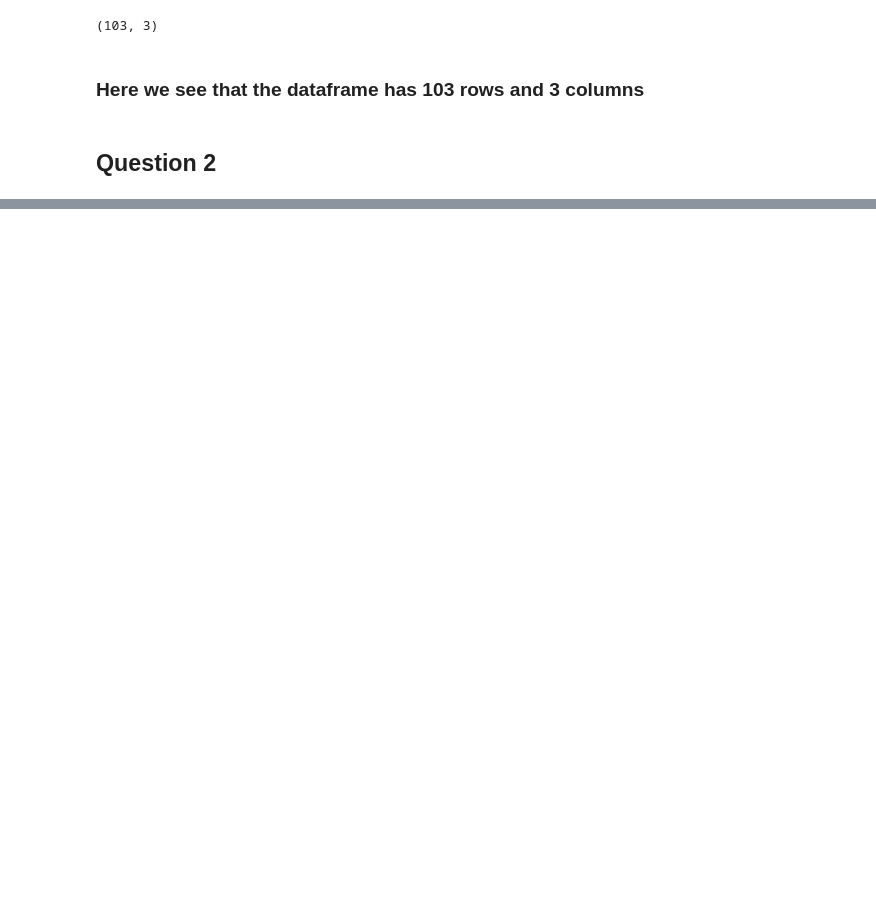
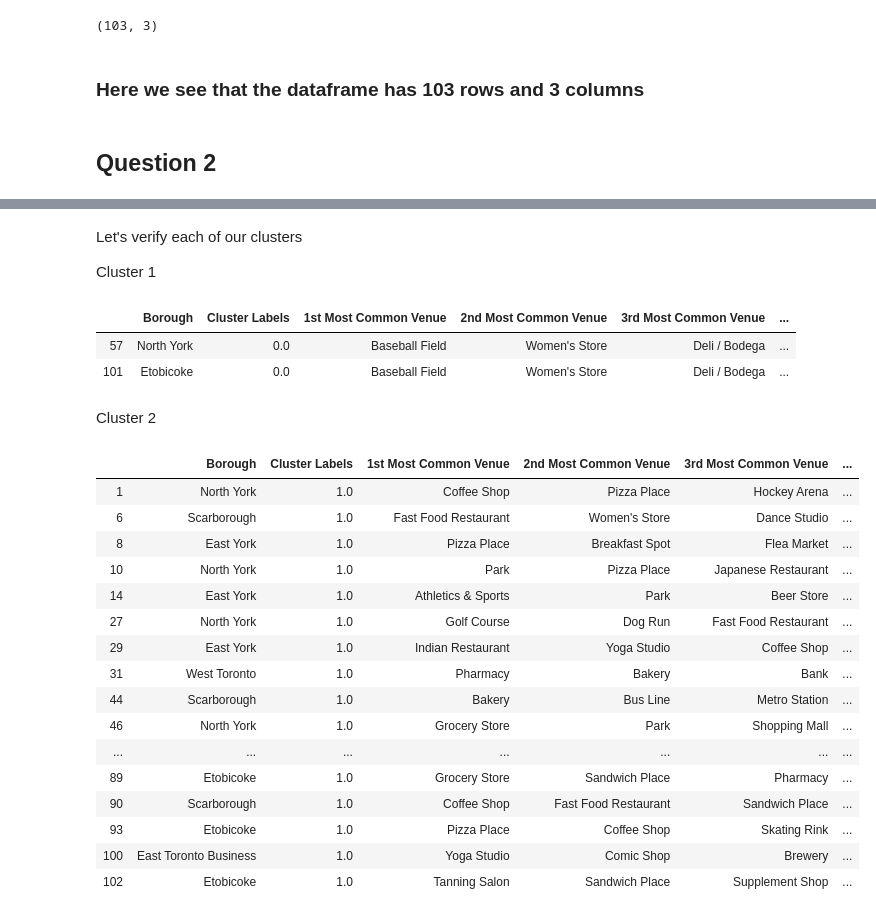
Before and after one commit to bhargav1000/Coursera_Capstone, a Jupyter notebook: Capstone3.ipynb, the cells around one changed output, grey strips where cells are left out. Saved outputs shown, nothing was run; the diff lists cells and outputs as text; code cells hidden in the pictures; blank space fills up the shorter version.

```diff
--- a/Capstone3.ipynb
+++ b/Capstone3.ipynb
@@ -102,0 +442,9 @@ df.shape
+# %%
+# set number of clusters
+k_num_clusters = 5
+
+toronto_grouped_clustering = toronto_grouped.drop('Neighborhood', 1)
+
+# run k-means clustering
+kmeans = KMeans(n_clusters=k_num_clusters, random_state=0).fit(toronto_grouped_clustering)
+kmeans
@@ -102,0 +467,2 @@ df.shape
+# %%
+neighborhoods_venues_sorted.insert(0, 'Cluster Labels', kmeans.labels_)
@@ -102,0 +471,6 @@ df.shape
+# %%
+toronto_merged = combined_data
+
+toronto_merged = toronto_merged.join(neighborhoods_venues_sorted.set_index('Neighborhood'), on='Neighborhood')
+
+toronto_merged.head()
@@ -102,0 +486,2 @@ df.shape
+# %%
+toronto_merged_nonan = toronto_merged.dropna(subset=['Cluster Labels'])
@@ -102,0 +518,32 @@ df.shape
+# %% [markdown]
+Let's verify each of our clusters
+
+Cluster 1
+# %%
+toronto_merged_nonan.loc[toronto_merged_nonan['Cluster Labels'] == 0, toronto_merged_nonan.columns[[1] + list(range(5, toronto_merged_nonan.shape[1]))]]
+# %% [output]
+|  | Borough | Cluster Labels | 1st Most Common Venue | 2nd Most Common Venue | 3rd Most Common Venue | ... |
+| 57 | North York | 0.0 | Baseball Field | Women's Store | Deli / Bodega | ... |
+| 101 | Etobicoke | 0.0 | Baseball Field | Women's Store | Deli / Bodega | ... |
+# %% [markdown]
+Cluster 2
+# %%
+toronto_merged_nonan.loc[toronto_merged_nonan['Cluster Labels'] == 1, toronto_merged_nonan.columns[[1] + list(range(5, toronto_merged_nonan.shape[1]))]]
+# %% [output]
+|  | Borough | Cluster Labels | 1st Most Common Venue | 2nd Most Common Venue | 3rd Most Common Venue | ... |
+| 1 | North York | 1.0 | Coffee Shop | Pizza Place | Hockey Arena | ... |
+| 6 | Scarborough | 1.0 | Fast Food Restaurant | Women's Store | Dance Studio | ... |
+| 8 | East York | 1.0 | Pizza Place | Breakfast Spot | Flea Market | ... |
+| 10 | North York | 1.0 | Park | Pizza Place | Japanese Restaurant | ... |
+| 14 | East York | 1.0 | Athletics & Sports | Park | Beer Store | ... |
+| 27 | North York | 1.0 | Golf Course | Dog Run | Fast Food Restaurant | ... |
+| 29 | East York | 1.0 | Indian Restaurant | Yoga Studio | Coffee Shop | ... |
+| 31 | West Toronto | 1.0 | Pharmacy | Bakery | Bank | ... |
+| 44 | Scarborough | 1.0 | Bakery | Bus Line | Metro Station | ... |
+| 46 | North York | 1.0 | Grocery Store | Park | Shopping Mall | ... |
+| ... | ... | ... | ... | ... | ... | ... |
+| 89 | Etobicoke | 1.0 | Grocery Store | Sandwich Place | Pharmacy | ... |
+| 90 | Scarborough | 1.0 | Coffee Shop | Fast Food Restaurant | Sandwich Place | ... |
+| 93 | Etobicoke | 1.0 | Pizza Place | Coffee Shop | Skating Rink | ... |
+| 100 | East Toronto Business | 1.0 | Yoga Studio | Comic Shop | Brewery | ... |
+| 102 | Etobicoke | 1.0 | Tanning Salon | Sandwich Place | Supplement Shop | ... |
```
Also changed, not shown: parts of 65 cells of this notebook.
